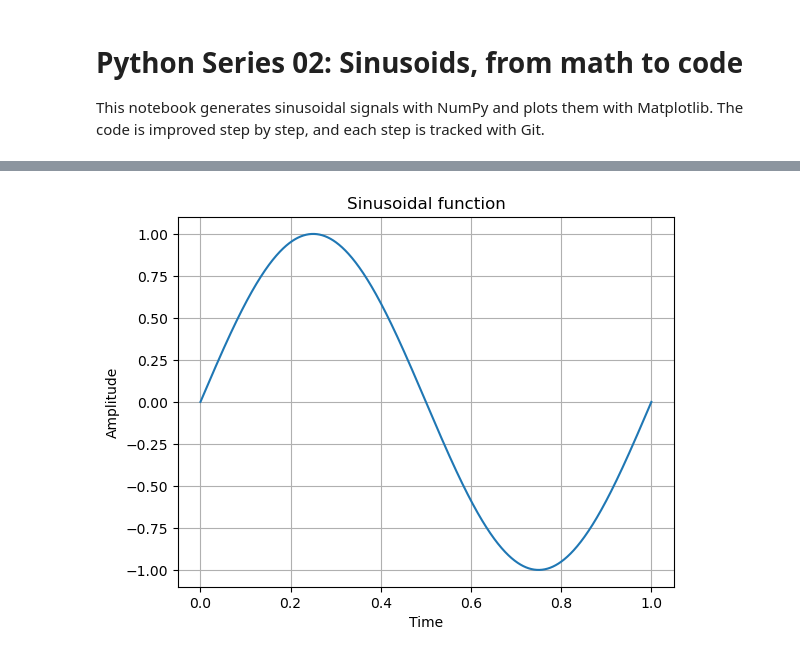
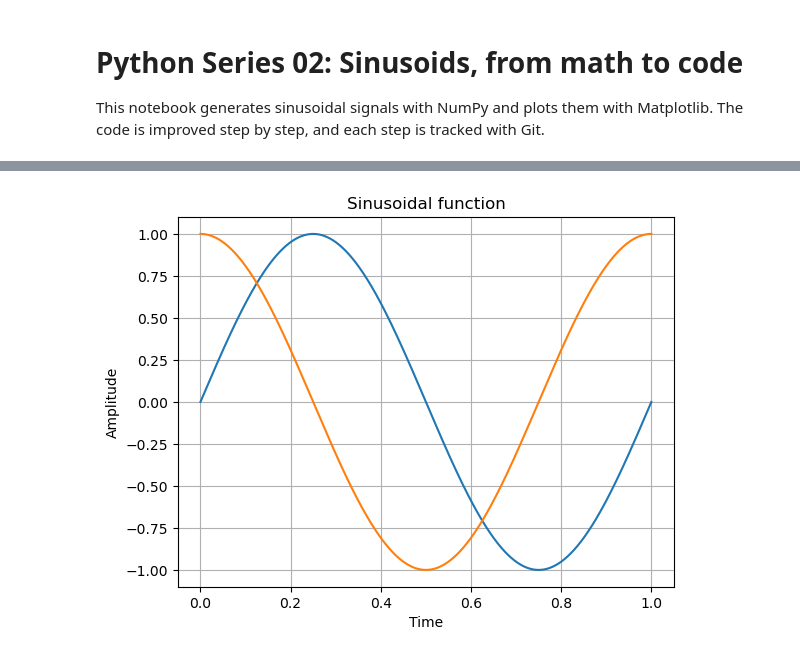
Before and after one commit to AlexisLag-student/Series02-Python, a Jupyter notebook: notebooks/python-series02.ipynb, the cells around one changed output, grey strips where cells are left out. Saved outputs shown, nothing was run; the diff lists cells and outputs as text; code cells hidden in the pictures.

Commit message:
Updated python-series02.ipynb
Add cosine math and plot cosine alongside sine

```diff
--- a/notebooks/python-series02.ipynb
+++ b/notebooks/python-series02.ipynb
@@ -20,16 +28,18 @@ exactly one period over $t \in [0, 1]$.
 # %%
 import numpy as np
 import matplotlib.pyplot as plt
 
 t = np.linspace(0, 1, 1000)
 s = np.sin(2 * np.pi * t)
+c = np.cos(2 * np.pi * t)
 
 plt.plot(t, s)
+plt.plot(t, c)
 plt.title("Sinusoidal function")
 plt.xlabel("Time")
 plt.ylabel("Amplitude")
 plt.grid(True)
 plt.savefig("sinusoidal_function.png")
 plt.show()
 # %% [output]
-[figure, old version]
+[figure, new version]
```
Also changed, not shown: parts of 1 cell of this notebook, 2 other files.
